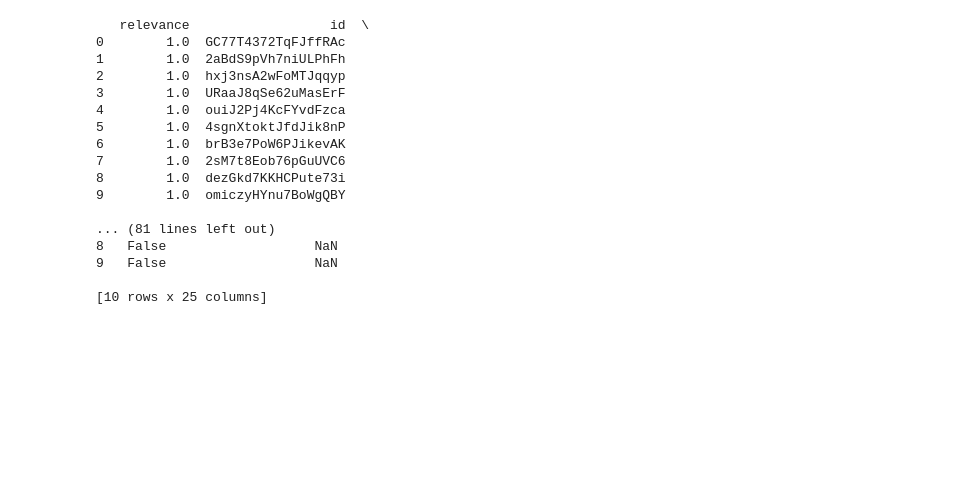
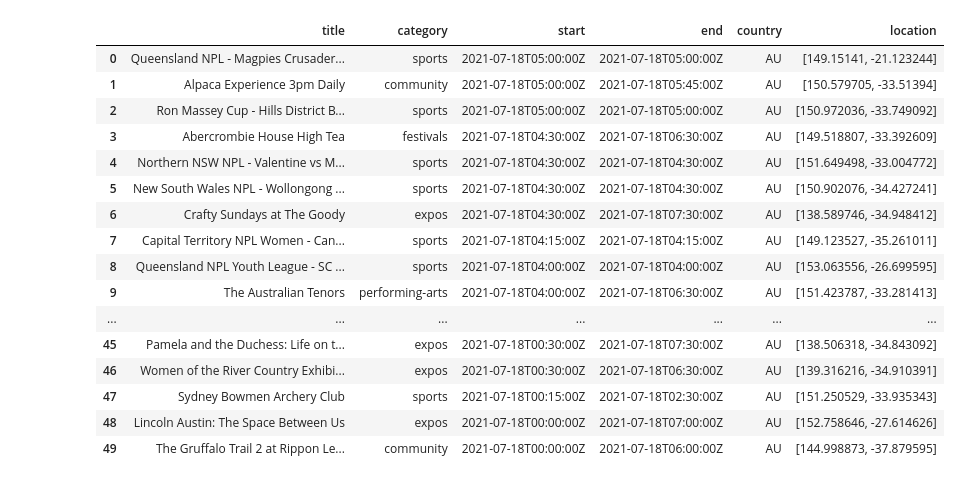
Before and after one commit to annabelcheong/project2, a Jupyter notebook: events.ipynb, the cells around one changed output. Drawn from its saved outputs; the diff is of its cells as text; code cells hidden in the pictures; blank space fills up the shorter version.

```diff
--- a/events.ipynb
+++ b/events.ipynb
@@ -174,13 +175,15 @@ Value: False
 # %%
 response = requests.get(
-    url="https://api.predicthq.com/v1/events?",
+    url="https://api.predicthq.com/v1/events?offset={i}&limit=50",
     headers={
       "Authorization": "Bearer NI-eU3vvp1OoJoVfMSh1f_6IKDMURmy_DL4C8yfo",
       "Accept": "application/json"
     },
     params={
         # "q": "Nottingham,England"
-        "country": "NZ"
+        "country": "AU",
+        "start": "2021-01-01",
+        "end": "2022-12-31"
     }
 )
 # %%
@@ -187,0 +191,29 @@ response = requests.get(
+# %%
+entries=[]
+
+for i in range(0,1000,50):
+
+    response = requests.get(
+        url=f"https://api.predicthq.com/v1/events?offset={i}&limit=50",
+        headers={
+        "Authorization": "Bearer NI-eU3vvp1OoJoVfMSh1f_6IKDMURmy_DL4C8yfo",
+        "Accept": "application/json"
+        },
+        params={
+            "country": "AU",
+            "start": "2021-01-01",
+            "end": "2022-12-31"
+        }
+    )
+
+    print(i)
+
+    data = response.json()
+
+    events_df = pd.json_normalize(data, ['results'], errors='ignore')
+    # events_df=events_df[["title","category","start","end","country","location"]]
+    events_df=events_df[["title","location"]]
+
+    entries.append(events_df)
+
+    print(events_df)
@@ -188,21 +254,22 @@ response = requests.get(
 # %%
 events_df = pd.json_normalize(data, ['results'], errors='ignore')
-print(events_df)
+events_df=events_df[["title","category","start","end","country","location"]]
+events_df
 # %% [output]
-   relevance                  id  \
-0        1.0  GC77T4372TqFJffRAc
-1        1.0  2aBdS9pVh7niULPhFh
-2        1.0  hxj3nsA2wFoMTJqqyp
-3        1.0  URaaJ8qSe62uMasErF
-4        1.0  ouiJ2Pj4KcFYvdFzca
-5        1.0  4sgnXtoktJfdJik8nP
-6        1.0  brB3e7PoW6PJikevAK
-7        1.0  2sM7t8Eob76pGuUVC6
-8        1.0  dezGkd7KKHCPute73i
-9        1.0  omiczyHYnu7BoWgQBY
-
-... (81 lines left out)
-8   False                   NaN
-9   False                   NaN
-
-[10 rows x 25 columns]
+|  | title | category | start | end | country | location |
+| 0 | Queensland NPL - Magpies Crusader... | sports | 2021-07-18T05:00:00Z | 2021-07-18T05:00:00Z | AU | [149.15141, -21.123244] |
+| 1 | Alpaca Experience 3pm Daily | community | 2021-07-18T05:00:00Z | 2021-07-18T05:45:00Z | AU | [150.579705, -33.51394] |
+| 2 | Ron Massey Cup - Hills District B... | sports | 2021-07-18T05:00:00Z | 2021-07-18T05:00:00Z | AU | [150.972036, -33.749092] |
+| 3 | Abercrombie House High Tea | festivals | 2021-07-18T04:30:00Z | 2021-07-18T06:30:00Z | AU | [149.518807, -33.392609] |
+| 4 | Northern NSW NPL - Valentine vs M... | sports | 2021-07-18T04:30:00Z | 2021-07-18T04:30:00Z | AU | [151.649498, -33.004772] |
+| 5 | New South Wales NPL - Wollongong ... | sports | 2021-07-18T04:30:00Z | 2021-07-18T04:30:00Z | AU | [150.902076, -34.427241] |
+| 6 | Crafty Sundays at The Goody | expos | 2021-07-18T04:30:00Z | 2021-07-18T07:30:00Z | AU | [138.589746, -34.948412] |
+| 7 | Capital Territory NPL Women - Can... | sports | 2021-07-18T04:15:00Z | 2021-07-18T04:15:00Z | AU | [149.123527, -35.261011] |
+| 8 | Queensland NPL Youth League - SC ... | sports | 2021-07-18T04:00:00Z | 2021-07-18T04:00:00Z | AU | [153.063556, -26.699595] |
+| 9 | The Australian Tenors | performing-arts | 2021-07-18T04:00:00Z | 2021-07-18T06:30:00Z | AU | [151.423787, -33.281413] |
+| ... | ... | ... | ... | ... | ... | ... |
+| 45 | Pamela and the Duchess: Life on t... | expos | 2021-07-18T00:30:00Z | 2021-07-18T07:30:00Z | AU | [138.506318, -34.843092] |
+| 46 | Women of the River Country Exhibi... | expos | 2021-07-18T00:30:00Z | 2021-07-18T06:30:00Z | AU | [139.316216, -34.910391] |
+| 47 | Sydney Bowmen Archery Club | sports | 2021-07-18T00:15:00Z | 2021-07-18T02:30:00Z | AU | [151.250529, -33.935343] |
+| 48 | Lincoln Austin: The Space Between Us | expos | 2021-07-18T00:00:00Z | 2021-07-18T07:00:00Z | AU | [152.758646, -27.614626] |
+| 49 | The Gruffalo Trail 2 at Rippon Le... | community | 2021-07-18T00:00:00Z | 2021-07-18T06:00:00Z | AU | [144.998873, -37.879595] |
```
Also changed, not shown: parts of 9 cells of this notebook.
